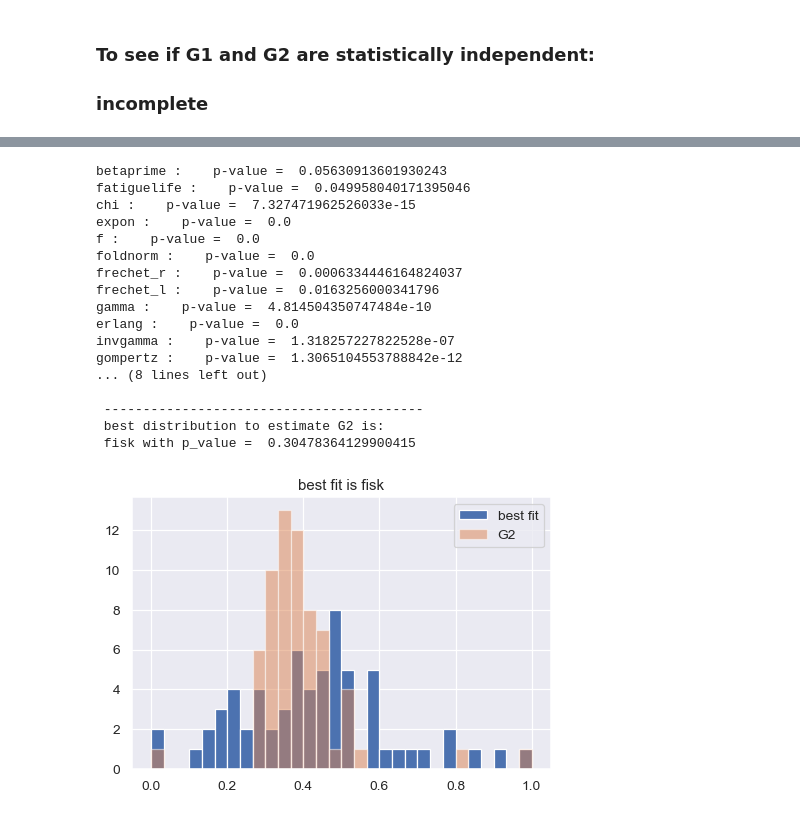
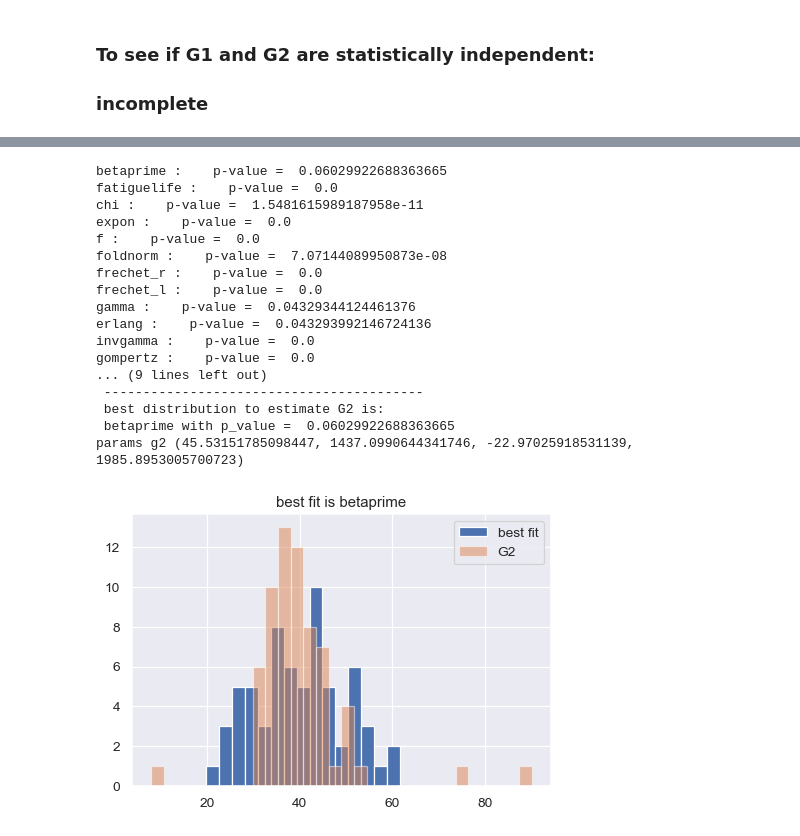
Before and after one commit to meyer-lab/tHMM, a Jupyter notebook: #56 related/find_best_distribution.ipynb, the cells around one changed output, grey strips where cells are left out. Cells and saved outputs as stored; diff of their text form; code cells hidden in the pictures.

```diff
--- a/#56 related/find_best_distribution.ipynb
+++ b/#56 related/find_best_distribution.ipynb
@@ -28,8 +28,8 @@ G2_ = G2/2
 
 # we need to normalize the data to be able to compare them with standard distributions
 # Data points are now in interval [0, 1]
-G1 = (G1 - min(G1)) / (max(G1) - min(G1))
-G2 = (G2 - min(G2)) / (max(G2) - min(G2))
+#G1 = (G1 - min(G1)) / (max(G1) - min(G1))
+#G2 = (G2 - min(G2)) / (max(G2) - min(G2))
 
 
 plt.hist(G1, bins = 30, label = 'G1')
@@ -162,42 +161,43 @@ gompertz :    p-value =  0.0009008094819491497
 # %%
 ######-----------------------------G2-----------------------------########
 
 G2_dist_est , G2_pval_est = check_dist(G2, distributions, verbose = True)
-print('\n -----------------------------------------\n best distribution to estimate G2 is: \n', G2_dist_est, 'with p_value = ', G2_pval_est)
+print('\n -----------------------------------------\n best distribution to estimate G2 is: \n',
+      G2_dist_est, 'with p_value = ', G2_pval_est)
 
 
 # this is the best fit
-params_G2 = eval('sp.'+G2_dist_est+'.fit(G2, fscale = 1)')
-
+params_G2 = eval('sp.'+G2_dist_est+'.fit(G2)')
+print('params g2', params_G2)
 
 # want to plot the histogram of the best fit and data
-x = eval('sp.'+G2_dist_est+'.rvs(params_G2[0], params_G2[1], params_G2[2], size = len(G2), random_state = 0)')
-estimated_G2_dist = (x - min(x)) / (max(x) - min(x))
+x = eval('sp.'+G2_dist_est+'.rvs(params_G2[0], params_G2[1], params_G2[2], params_G2[3], size = len(G2), random_state = 0)')
+#estimated_G2_dist = (x - min(x)) / (max(x) - min(x))
 
 
 # plot histogram
 plt.figure(dpi = 90)
-plt.hist(estimated_G2_dist, bins = 30, label = 'best fit')
+plt.hist(x, bins = 15, label = 'best fit')
 plt.hist(G2, bins = 30, alpha = 0.5, label = 'G2')
 plt.title('best fit is {}'.format(G2_dist_est))
 plt.legend()
 plt.show()
 # %% [output]
-betaprime :    p-value =  0.05630913601930243
-fatiguelife :    p-value =  0.049958040171395046
-chi :    p-value =  7.327471962526033e-15
+betaprime :    p-value =  0.06029922688363665
+fatiguelife :    p-value =  0.0
+chi :    p-value =  1.5481615989187958e-11
 expon :    p-value =  0.0
 f :    p-value =  0.0
-foldnorm :    p-value =  0.0
-frechet_r :    p-value =  0.0006334446164824037
-frechet_l :    p-value =  0.0163256000341796
-gamma :    p-value =  4.814504350747484e-10
-erlang :    p-value =  0.0
-invgamma :    p-value =  1.318257227822528e-07
-gompertz :    p-value =  1.3065104553788842e-12
-... (8 lines left out)
-
+foldnorm :    p-value =  7.07144089950873e-08
+frechet_r :    p-value =  0.0
+frechet_l :    p-value =  0.0
+gamma :    p-value =  0.04329344124461376
+erlang :    p-value =  0.043293992146724136
+invgamma :    p-value =  0.0
+gompertz :    p-value =  0.0
+... (9 lines left out)
  -----------------------------------------
  best distribution to estimate G2 is:
- fisk with p_value =  0.30478364129900415
+ betaprime with p_value =  0.06029922688363665
+params g2 (45.53151785098447, 1437.0990644341746, -22.97025918531139, 1985.8953005700723)
-[figure, old version]
+[figure, new version]
```
Also changed, not shown: parts of 4 cells of this notebook.
